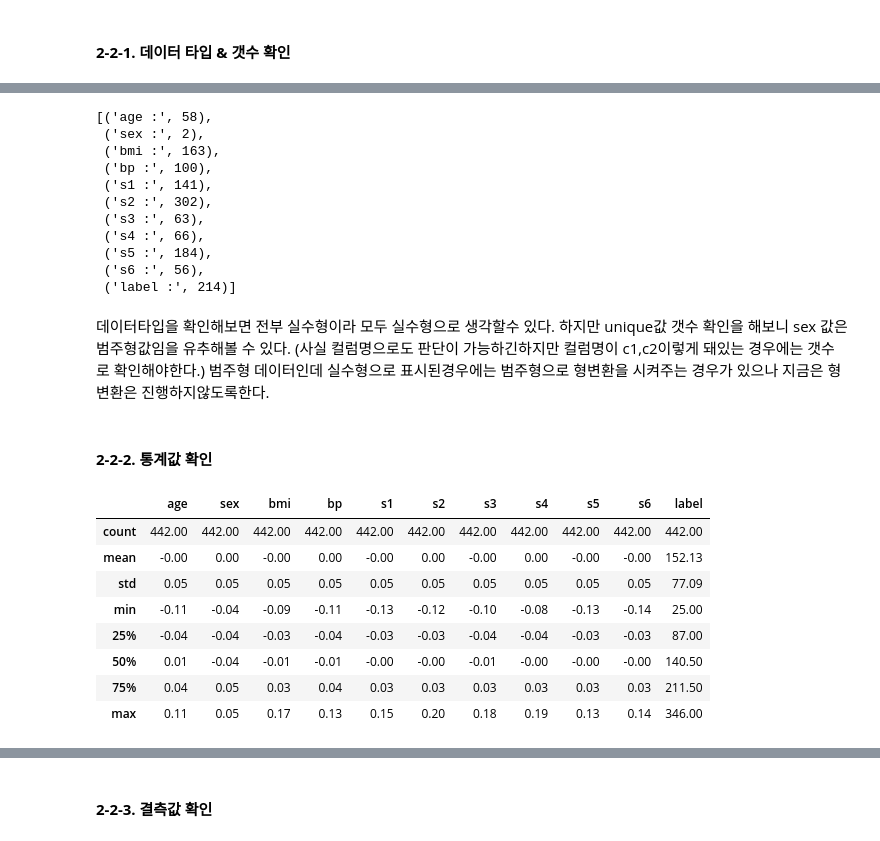
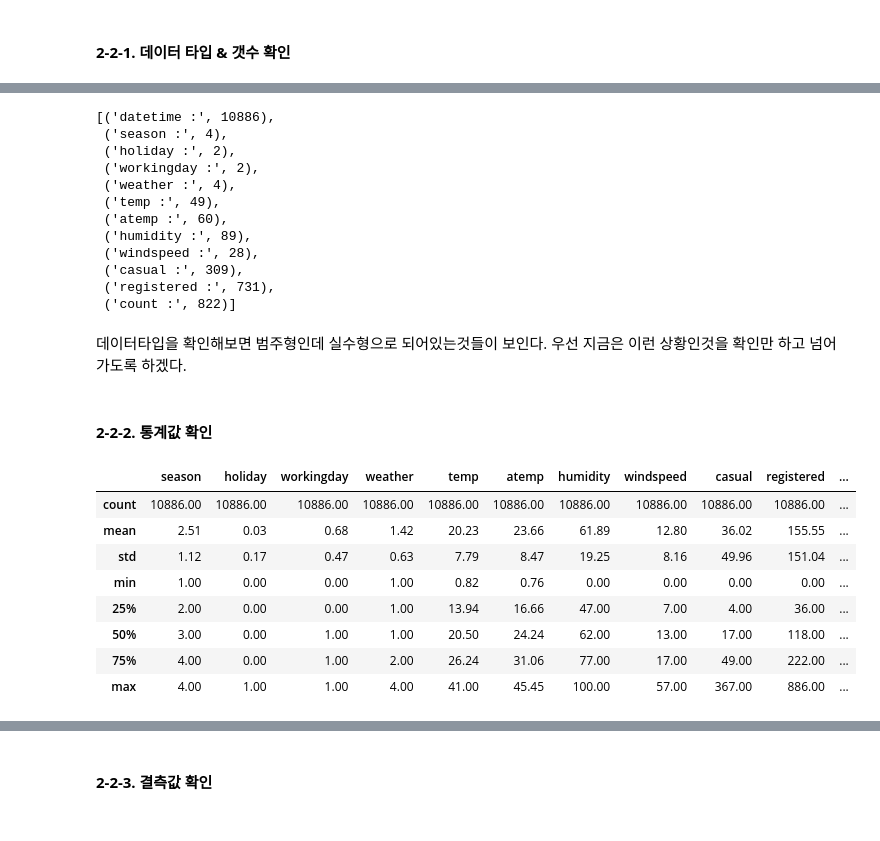
Before and after one commit to saerannn/ML-DL-Project, a Jupyter notebook: Project_02_Building Regression Models/Project_02_Building_Linear_Regression_Models.ipynb, the cells around one changed output, grey strips where cells are left out. Saved outputs shown, nothing was run; the diff lists cells and outputs as text; code cells hidden in the pictures.

```diff
--- a/Project_02_Building Regression Models/Project_02_Building_Linear_Regression_Models.ipynb
+++ b/Project_02_Building Regression Models/Project_02_Building_Linear_Regression_Models.ipynb
@@ -1344,0 +1320,8 @@ quantitative measure of disease progression one year after baseline.
+# %%
+############################## 데이터 로드 & 확인 ##############################
+
+root = "data/bike-sharing-demand/"
+train = pd.read_csv(root+"train.csv", parse_dates=["datetime"])
+test = pd.read_csv(root+"test.csv", parse_dates=["datetime"])
+# train = pd.read_csv('/content/train.csv', parse_dates=["datetime"])
+# test = pd.read_csv('/content/test.csv', parse_dates=["datetime"])
@@ -1373,18 +1379,19 @@ memory usage: 38.1 KB
-[(f"{col} :", len(diabetes_df[col].unique())) for col in diabetes_df]
+[(f"{col} :", len(train[col].unique())) for col in train]
 # %% [output]
-[('age :', 58),
- ('sex :', 2),
- ('bmi :', 163),
- ('bp :', 100),
- ('s1 :', 141),
- ('s2 :', 302),
- ('s3 :', 63),
- ('s4 :', 66),
- ('s5 :', 184),
- ('s6 :', 56),
- ('label :', 214)]
+[('datetime :', 10886),
+ ('season :', 4),
+ ('holiday :', 2),
+ ('workingday :', 2),
+ ('weather :', 4),
+ ('temp :', 49),
+ ('atemp :', 60),
+ ('humidity :', 89),
+ ('windspeed :', 28),
+ ('casual :', 309),
+ ('registered :', 731),
+ ('count :', 822)]
-# %% [markdown]
-데이터타입을 확인해보면 전부 실수형이라 모두 실수형으로 생각할수 있다. 하지만 unique값 갯수 확인을 해보니 sex 값은 범주형값임을 유추해볼 수 있다. (사실 컬럼명으로도 판단이 가능하긴하지만 컬럼명이 c1,c2이렇게 돼있는 경우에는 갯수로 확인해야한다.) 범주형 데이터인데 실수형으로 표시된경우에는 범주형으로 형변환을 시켜주는 경우가 있으나 지금은 형변환은 진행하지않도록한다.
+# %% [markdown]
+데이터타입을 확인해보면 범주형인데 실수형으로 되어있는것들이 보인다. 우선 지금은 이런 상황인것을 확인만 하고 넘어가도록 하겠다.
 # %% [markdown]
 #### **2-2-2. 통계값 확인**
 # %%
@@ -1392,14 +1399,14 @@ memory usage: 38.1 KB
 # 지수표현식에서 실수표현식으로 표기하기 위해 실수자릿수 설정
 pd.options.display.float_format = '{:.2f}'.format
 
-diabetes_df.describe()
+train.describe()
 # %% [output]
-|  | age | sex | bmi | bp | s1 | s2 | s3 | s4 | s5 | s6 | label |
-| count | 442.00 | 442.00 | 442.00 | 442.00 | 442.00 | 442.00 | 442.00 | 442.00 | 442.00 | 442.00 | 442.00 |
-| mean | -0.00 | 0.00 | -0.00 | 0.00 | -0.00 | 0.00 | -0.00 | 0.00 | -0.00 | -0.00 | 152.13 |
-| std | 0.05 | 0.05 | 0.05 | 0.05 | 0.05 | 0.05 | 0.05 | 0.05 | 0.05 | 0.05 | 77.09 |
-| min | -0.11 | -0.04 | -0.09 | -0.11 | -0.13 | -0.12 | -0.10 | -0.08 | -0.13 | -0.14 | 25.00 |
-| 25% | -0.04 | -0.04 | -0.03 | -0.04 | -0.03 | -0.03 | -0.04 | -0.04 | -0.03 | -0.03 | 87.00 |
-| 50% | 0.01 | -0.04 | -0.01 | -0.01 | -0.00 | -0.00 | -0.01 | -0.00 | -0.00 | -0.00 | 140.50 |
-| 75% | 0.04 | 0.05 | 0.03 | 0.04 | 0.03 | 0.03 | 0.03 | 0.03 | 0.03 | 0.03 | 211.50 |
-| max | 0.11 | 0.05 | 0.17 | 0.13 | 0.15 | 0.20 | 0.18 | 0.19 | 0.13 | 0.14 | 346.00 |
+|  | season | holiday | workingday | weather | temp | atemp | humidity | windspeed | casual | registered | ... |
+| count | 10886.00 | 10886.00 | 10886.00 | 10886.00 | 10886.00 | 10886.00 | 10886.00 | 10886.00 | 10886.00 | 10886.00 | ... |
+| mean | 2.51 | 0.03 | 0.68 | 1.42 | 20.23 | 23.66 | 61.89 | 12.80 | 36.02 | 155.55 | ... |
+| std | 1.12 | 0.17 | 0.47 | 0.63 | 7.79 | 8.47 | 19.25 | 8.16 | 49.96 | 151.04 | ... |
+| min | 1.00 | 0.00 | 0.00 | 1.00 | 0.82 | 0.76 | 0.00 | 0.00 | 0.00 | 0.00 | ... |
+| 25% | 2.00 | 0.00 | 0.00 | 1.00 | 13.94 | 16.66 | 47.00 | 7.00 | 4.00 | 36.00 | ... |
+| 50% | 3.00 | 0.00 | 1.00 | 1.00 | 20.50 | 24.24 | 62.00 | 13.00 | 17.00 | 118.00 | ... |
+| 75% | 4.00 | 0.00 | 1.00 | 2.00 | 26.24 | 31.06 | 77.00 | 17.00 | 49.00 | 222.00 | ... |
+| max | 4.00 | 1.00 | 1.00 | 4.00 | 41.00 | 45.45 | 100.00 | 57.00 | 367.00 | 886.00 | ... |
```
Also changed, not shown: parts of 28 cells of this notebook.
